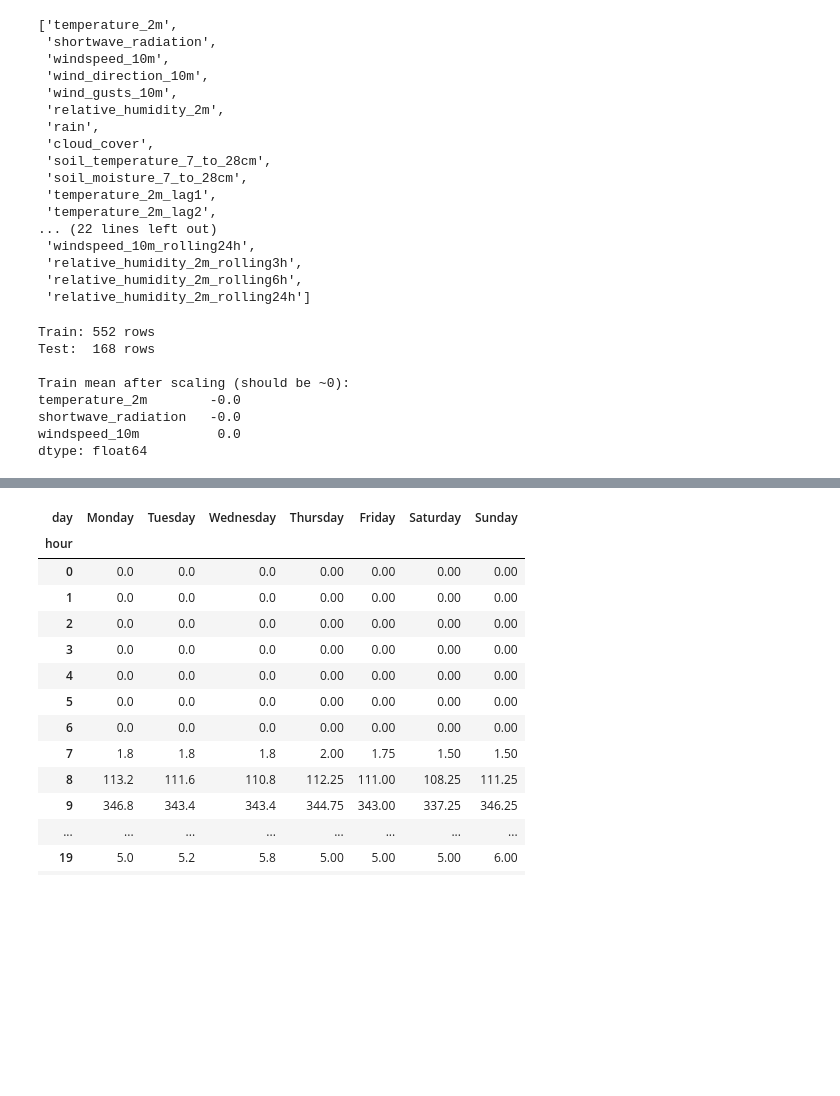
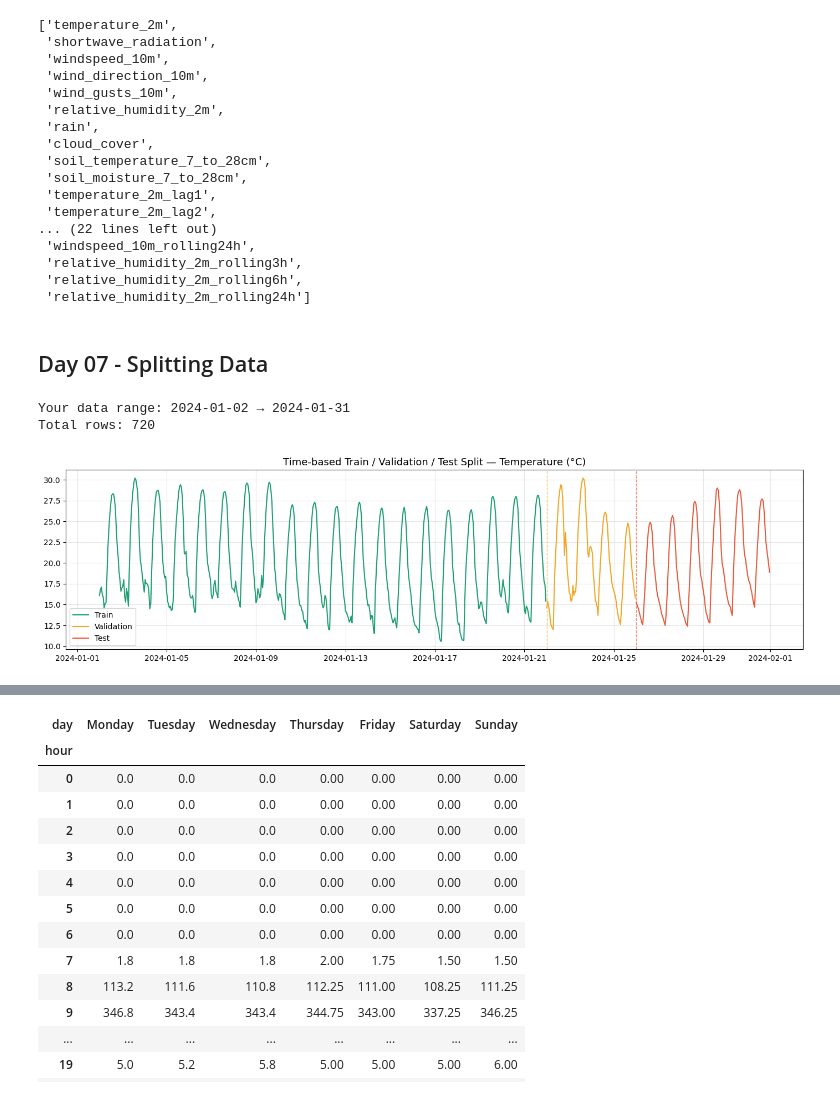
Before and after one commit to mmoh-i/ml-sprint, a Jupyter notebook: notebooks/01_cleaning.ipynb, the cells around one changed output, grey strips where cells are left out. Drawn from its saved outputs; the diff is of its cells as text; code cells hidden in the pictures; blank space fills up the shorter version.

Commit message:
day 07-train,val and test split

```diff
--- a/notebooks/01_cleaning.ipynb
+++ b/notebooks/01_cleaning.ipynb
@@ -347,29 +347,41 @@ cols_to_scale
  'relative_humidity_2m_rolling3h',
  'relative_humidity_2m_rolling6h',
  'relative_humidity_2m_rolling24h']
+# %% [markdown]
+## Day 07 - Splitting Data
+# %%
+# Random split (WRONG for time-series):")
+# raining data might include Jan 30 (future) Test data might include Jan 2 (past)")
+# Model sees the future during training = data leakage")
+
+print(f"Your data range: {df.index.min().date()} → {df.index.max().date()}")
+print(f"Total rows: {len(df)}")
+# %% [output]
+Your data range: 2024-01-02 → 2024-01-31
+Total rows: 720
 # %%
-split_date= "2024-01-25"
-df_train = df[df.index < split_date]
-df_test = df[df.index >= split_date]
+train_end = "2024-01-21 23:00:00" #68%
+val_end = "2024-01-25  23:00:00" #13%
+#test 2024-01-26
 
-scaler = StandardScaler()
-scaler.fit(df_train[cols_to_scale])
-
-df_train_scaled = df_train.copy()
-df_test_scaled = df_test.copy()
-
-df_train_scaled[cols_to_scale] = scaler.transform(df_train[cols_to_scale])
-df_test_scaled[cols_to_scale] = scaler.transform(df_test[cols_to_scale])
-
-print(f"Train: {len(df_train_scaled)} rows")
-print(f"Test:  {len(df_test_scaled)} rows")
-print(f"\nTrain mean after scaling (should be ~0):\n{df_train_scaled[cols_to_scale[:3]].mean().round(4)}")
+df_train = df[df.index <= train_end]
+df_val = df[(df.index > train_end) & (df.index <= val_end)]
+df_test = df[df.index > val_end]
-# %% [output]
-Train: 552 rows
-Test:  168 rows
-
-Train mean after scaling (should be ~0):
-temperature_2m        -0.0
-shortwave_radiation   -0.0
-windspeed_10m          0.0
-dtype: float64
+# %%
+fig, ax = plt.subplots(figsize=(14, 4))
+
+ax.plot(df_train.index, df_train["temperature_2m"], color="#1D9E75", label="Train", linewidth=1.5)
+ax.plot(df_val.index,   df_val["temperature_2m"],   color="#F2A623", label="Validation", linewidth=1.5)
+ax.plot(df_test.index,  df_test["temperature_2m"],  color="#E8593C", label="Test", linewidth=1.5)
+
+
+ax.axvline(x=df_val.index.min(),  color="#F2A623", linestyle="--", alpha=0.7, linewidth=1)
+ax.axvline(x=df_test.index.min(), color="#E8593C", linestyle="--", alpha=0.7, linewidth=1)
+
+ax.set_title("Time-based Train / Validation / Test Split — Temperature (°C)", fontsize=13)
+ax.legend()
+ax.grid(alpha=0.3)
+plt.tight_layout()
+plt.show()
+# %% [output]
+[figure, added]
```
Also changed, not shown: parts of 6 cells of this notebook, 5 other files.
